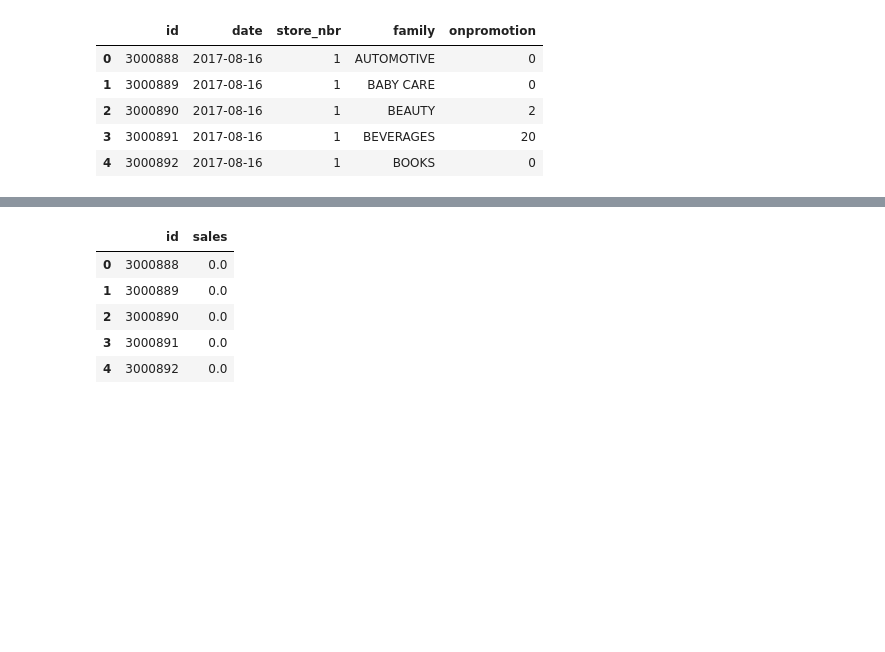
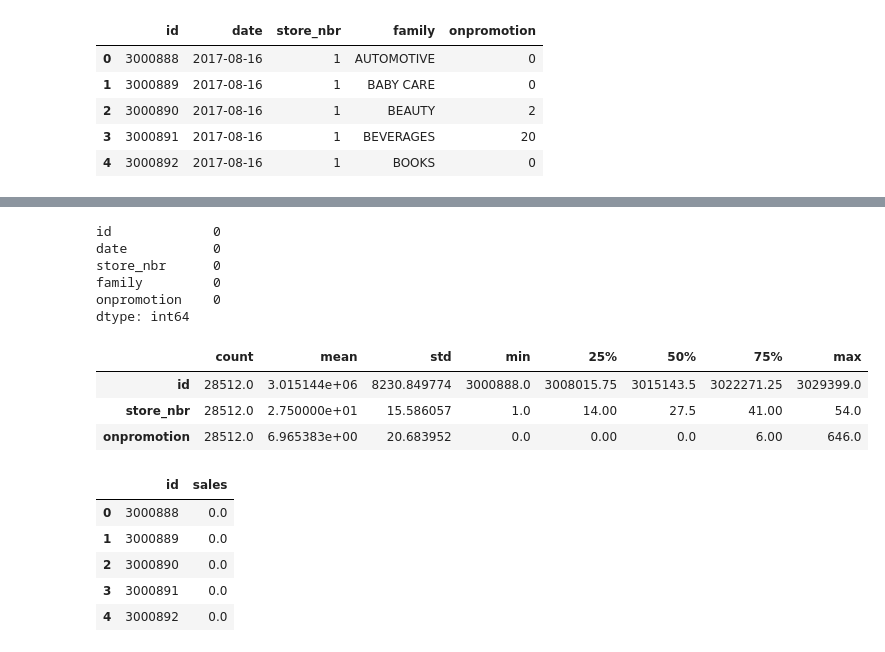
Before and after one commit to EfyaDufie2020/Time-Series-Regression-Analysis, a Jupyter notebook: Notebooks/Time Series Analysis.ipynb, the cells around one changed output, grey strips where cells are left out. Saved outputs shown, nothing was run; the diff lists cells and outputs as text; code cells hidden in the pictures; blank space fills up the shorter version.

```diff
--- a/Notebooks/Time Series Analysis.ipynb
+++ b/Notebooks/Time Series Analysis.ipynb
@@ -254,3 +589,19 @@ df_test.head()
+# %%
+df_test.isnull().sum()
+# %% [output]
+id             0
+date           0
+store_nbr      0
+family         0
+onpromotion    0
+dtype: int64
+# %%
+df_test.describe().T
+# %% [output]
+|  | count | mean | std | min | 25% | 50% | 75% | max |
+| id | 28512.0 | 3.015144e+06 | 8230.849774 | 3000888.0 | 3008015.75 | 3015143.5 | 3022271.25 | 3029399.0 |
+| store_nbr | 28512.0 | 2.750000e+01 | 15.586057 | 1.0 | 14.00 | 27.5 | 41.00 | 54.0 |
+| onpromotion | 28512.0 | 6.965383e+00 | 20.683952 | 0.0 | 0.00 | 0.0 | 6.00 | 646.0 |
 # %%
 # Read the downloaded CSV file into a DataFrame
 df_sample = pd.read_csv('../Data/sample_submission.csv')
```
Also changed, not shown: parts of 45 cells of this notebook.
